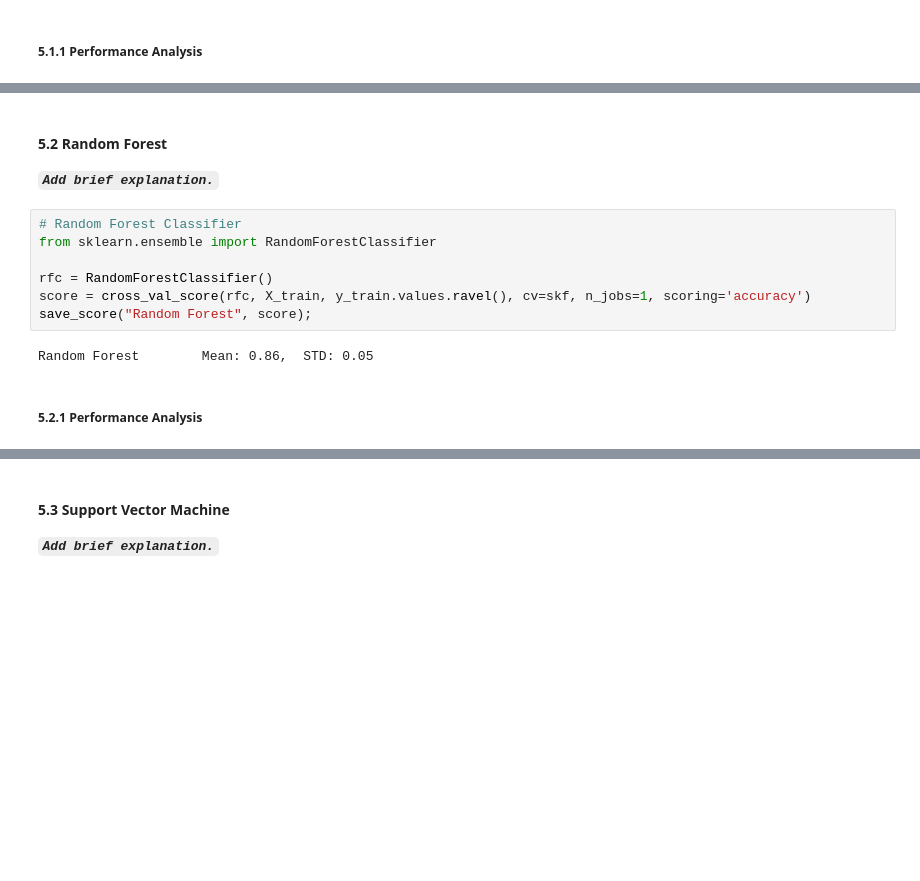
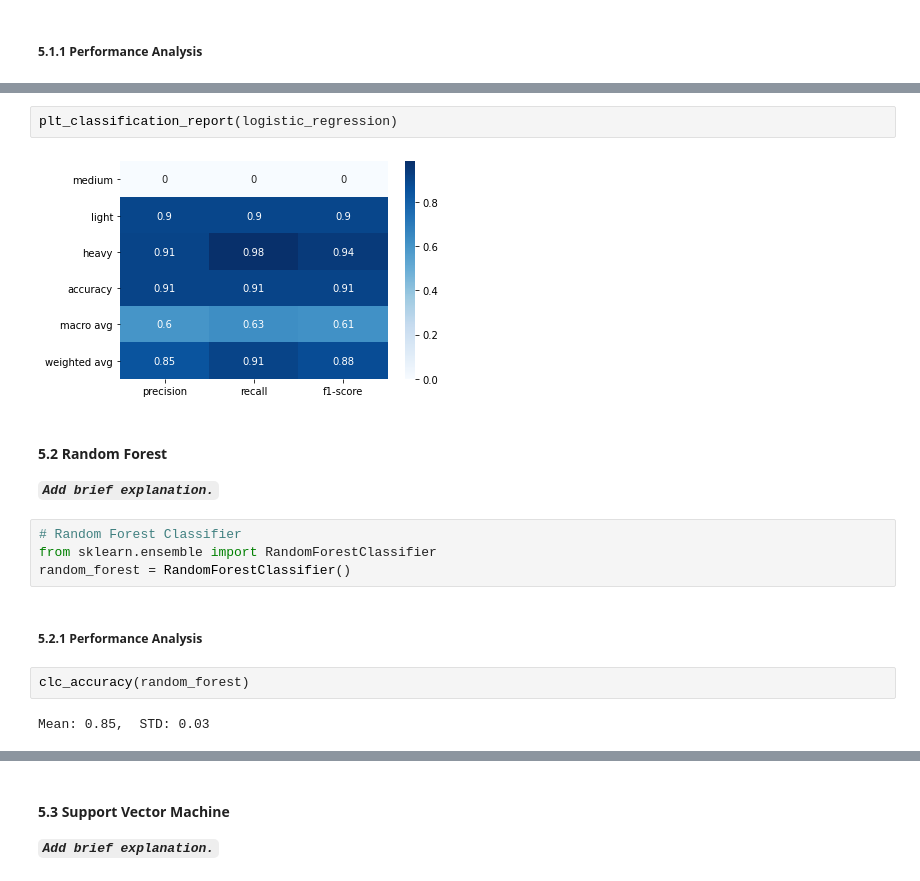
Before and after one commit to eneskacan/agu-capstone, a Jupyter notebook: main.ipynb, the cells around one changed output, grey strips where cells are left out. Saved outputs shown, nothing was run; the diff lists cells and outputs as text; blank space fills up the shorter version.

```diff
--- a/main.ipynb
+++ b/main.ipynb
@@ -164,14 +184,17 @@ Logistic Regression  Mean: 0.87,  STD: 0.05
+# %%
+plt_classification_report(logistic_regression)
+# %% [output]
+[figure, added]
 # %% [markdown]
 #### 5.2 Random Forest
 ***`Add brief explanation.`***
 # %%
 # Random Forest Classifier
 from sklearn.ensemble import RandomForestClassifier
-
-rfc = RandomForestClassifier()
-score = cross_val_score(rfc, X_train, y_train.values.ravel(), cv=skf, n_jobs=1, scoring='accuracy')
-save_score("Random Forest", score);
+random_forest = RandomForestClassifier()
-# %% [output]
-Random Forest        Mean: 0.86,  STD: 0.05
 # %% [markdown]
 ##### 5.2.1 Performance Analysis
+# %%
+clc_accuracy(random_forest)
+# %% [output]
+Mean: 0.85,  STD: 0.03
```
Also changed, not shown: parts of 11 cells of this notebook.
